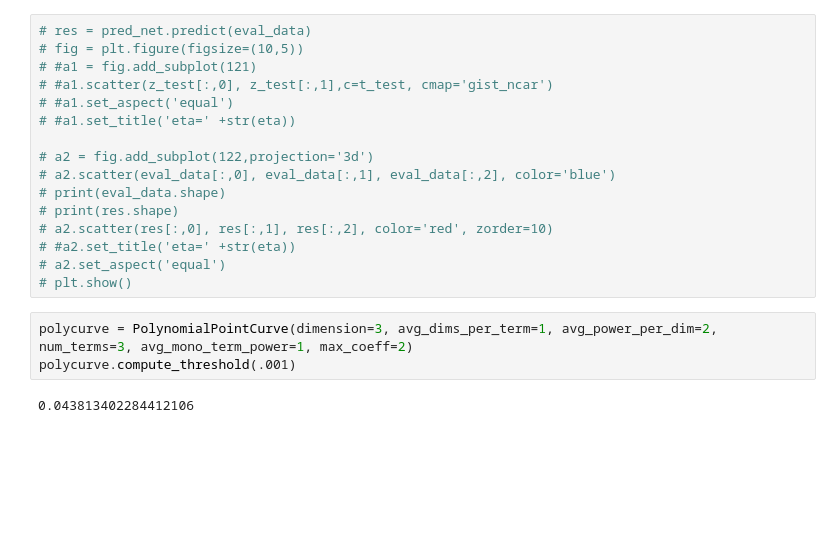
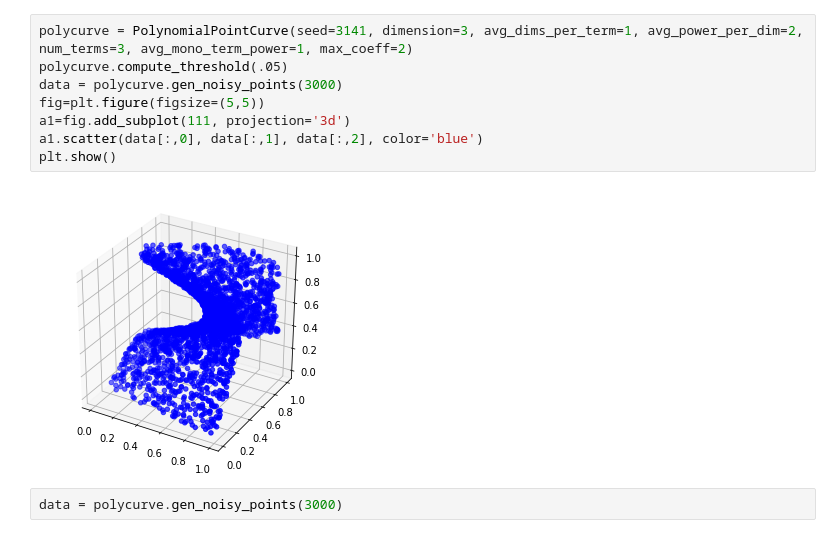
Before and after one commit to nverma1/diffusion_net, a Jupyter notebook: method_eval.ipynb, the cells around one changed output. Drawn from its saved outputs; the diff is of its cells as text; blank space fills up the shorter version.

```diff
--- a/method_eval.ipynb
+++ b/method_eval.ipynb
@@ -39,21 +26,12 @@ import LaplacianEigenmaps
-# %%
-# res = pred_net.predict(eval_data)
-# fig = plt.figure(figsize=(10,5))
-# #a1 = fig.add_subplot(121)
-# #a1.scatter(z_test[:,0], z_test[:,1],c=t_test, cmap='gist_ncar')
-# #a1.set_aspect('equal')
-# #a1.set_title('eta=' +str(eta))
-
-# a2 = fig.add_subplot(122,projection='3d')
-# a2.scatter(eval_data[:,0], eval_data[:,1], eval_data[:,2], color='blue')
-# print(eval_data.shape)
-# print(res.shape)
-# a2.scatter(res[:,0], res[:,1], res[:,2], color='red', zorder=10)
-# #a2.set_title('eta=' +str(eta))
-# a2.set_aspect('equal')
-# plt.show()
 # %%
-polycurve = PolynomialPointCurve(dimension=3, avg_dims_per_term=1, avg_power_per_dim=2, num_terms=3, avg_mono_term_power=1, max_coeff=2)
-polycurve.compute_threshold(.001)
+polycurve = PolynomialPointCurve(seed=3141, dimension=3, avg_dims_per_term=1, avg_power_per_dim=2, num_terms=3, avg_mono_term_power=1, max_coeff=2)
+polycurve.compute_threshold(.05)
+data = polycurve.gen_noisy_points(3000)
+fig=plt.figure(figsize=(5,5))
+a1=fig.add_subplot(111, projection='3d')
+a1.scatter(data[:,0], data[:,1], data[:,2], color='blue')
+plt.show()
 # %% [output]
-0.043813402284412106
+[figure, added]
+# %%
+data = polycurve.gen_noisy_points(3000)
```
Also changed, not shown: parts of 4 cells of this notebook.
